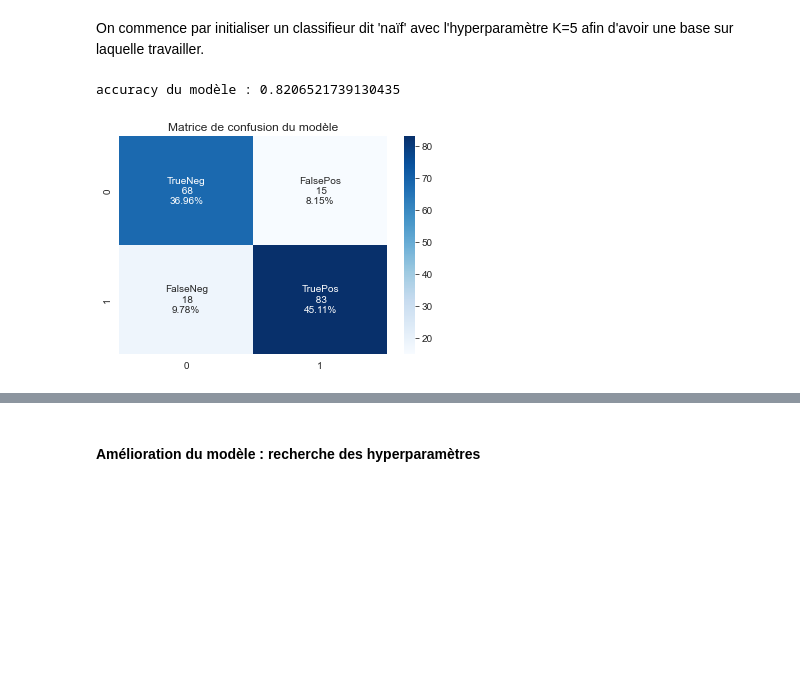
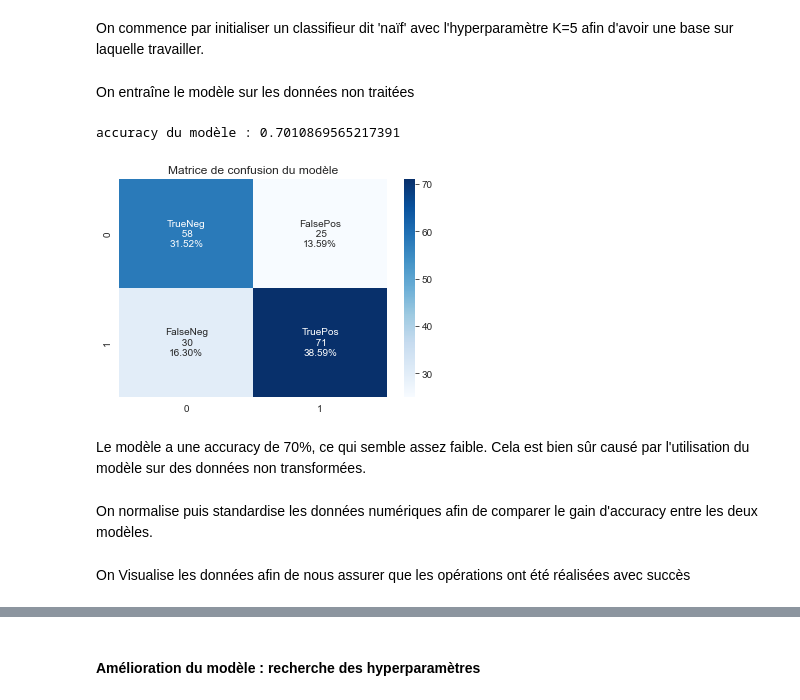
Before and after one commit to MorganChabaudENSSAT/projet_ift712, a Jupyter notebook: Projet IFT712.ipynb, the cells around one changed output, grey strips where cells are left out. Cells and saved outputs as stored; diff of their text form; code cells hidden in the pictures; blank space fills up the shorter version.

Commit message:
feat : implémentation de l'algorithme des k plus proches voisins terminée

```diff
--- a/Projet IFT712.ipynb
+++ b/Projet IFT712.ipynb
@@ -272,12 +147,16 @@ On commence par initialiser un classifieur dit 'naïf' avec l'hyperparamètre K=
+# %% [markdown]
+On entraîne le modèle sur les données non traitées
 # %%
-from k_plus_proches_voisins import K_PP_voisins
-
-# Instantiation du modèle avec K =5
-knn_model_naif =  K_PP_voisins(data, features_names, features_nbr)
+# Génération des ensembles d'entrainement et de test
+X_train, X_test, y_train, y_test = knn_model_naif.split_data(data)
 # Entraînement du modèle sur les données X_train et y_train
 knn_model_naif.train(X_train, y_train)
-# Evaluation du modèle sur les données de test
-knn_model_naif.evaluate_model(X_test, y_test)
+# Evaluation du modèle
+knn_model_naif.evaluate_model(X_test,y_test)
 # %% [output]
-accuracy du modèle : 0.8206521739130435
+accuracy du modèle : 0.7010869565217391
-[figure, old version]
+[figure, new version]
+# %% [markdown]
+Le modèle a une accuracy de 70%, ce qui semble assez faible. Cela est bien sûr causé par l'utilisation du modèle sur des données non transformées.
+# %% [markdown]
+On normalise puis standardise les données numériques afin de comparer le gain d'accuracy entre les deux modèles.
@@ -283,0 +166,2 @@ accuracy du modèle : 0.8206521739130435
+# %% [markdown]
+On Visualise les données afin de nous assurer que les opérations ont été réalisées avec succès
```
Also changed, not shown: parts of 57 cells of this notebook, 1 other file.
